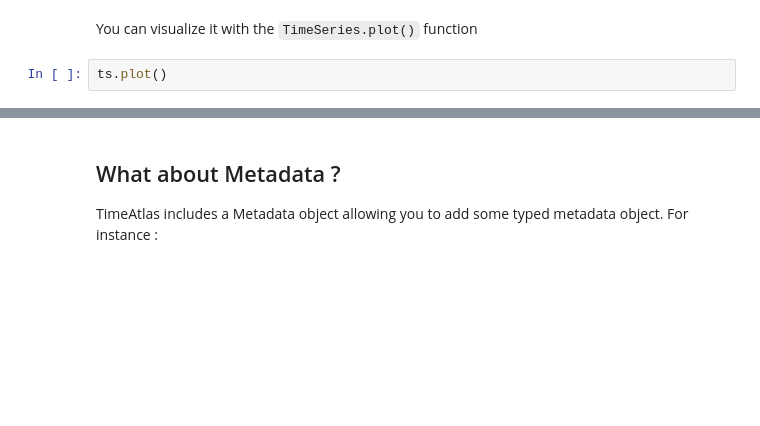
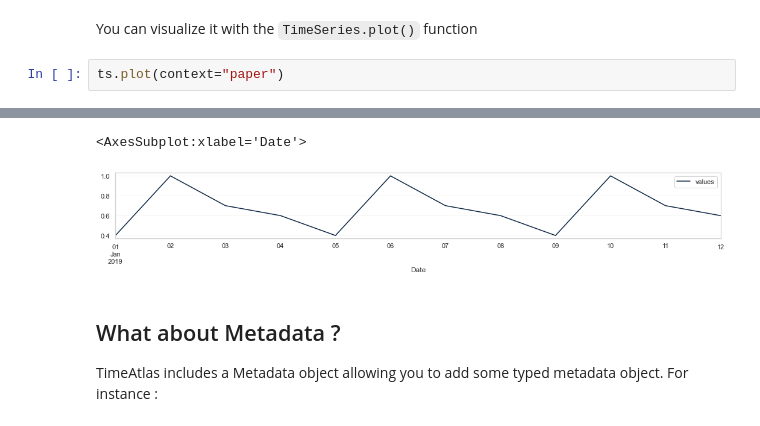
Before and after one commit to timeatlas-dev/timeatlas, a Jupyter notebook: docs/getting_started.ipynb, the cells around one changed output, grey strips where cells are left out. Cells and saved outputs as stored; diff of their text form; blank space fills up the shorter version.

Commit message:
ts.plot(*args, **kwargs)

```diff
--- a/docs/getting_started.ipynb
+++ b/docs/getting_started.ipynb
@@ -55,5 +55,5 @@ Name: values, dtype: float64
 # %% [markdown]
 You can visualize it with the `TimeSeries.plot()` function
 # %%
-ts.plot()
+ts.plot(context="paper")
 # %% [output]
@@ -62,3 +60,5 @@ ts.plot()
+<AxesSubplot:xlabel='Date'>
+[figure, added]
 # %% [markdown]
 What about Metadata ?
 ---------------------
```
Also changed, not shown: parts of 2 cells of this notebook, 6 other files.
